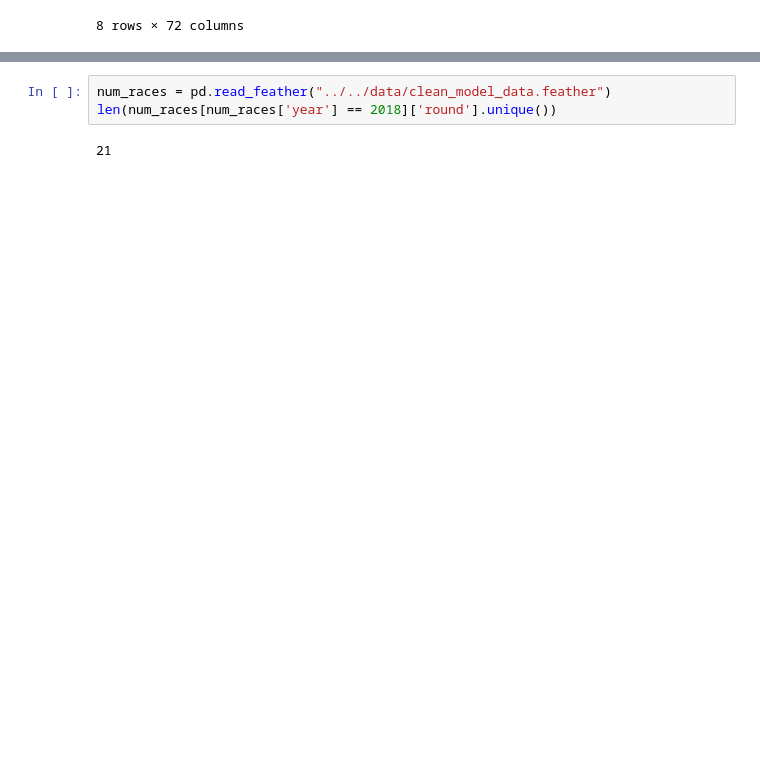
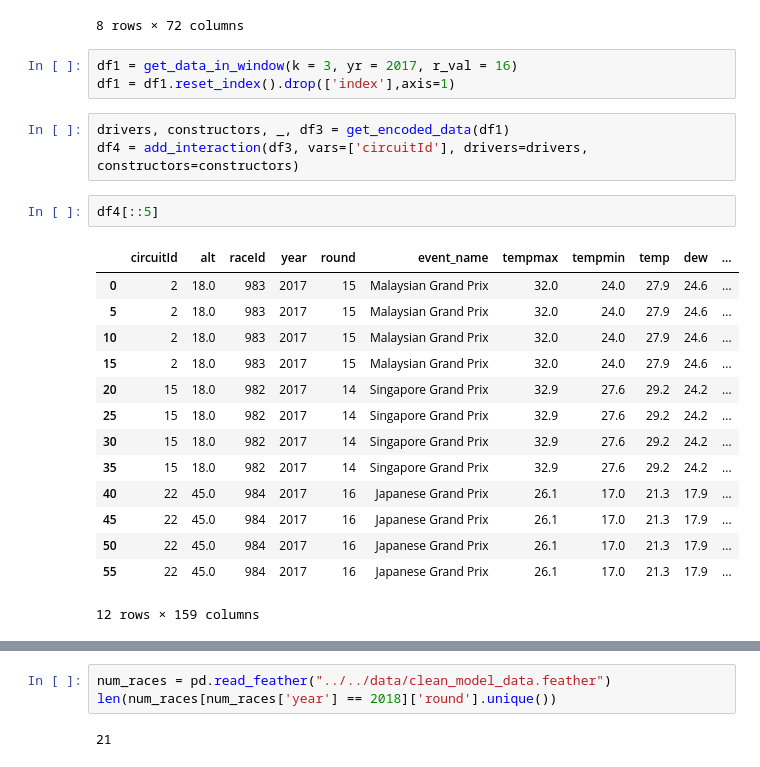
Before and after one commit to Yoshi234/f1-fanatasy-analysis, a Jupyter notebook: code/modeling/nick_learning.ipynb, the cells around one changed output, grey strips where cells are left out. Drawn from its saved outputs; the diff is of its cells as text; blank space fills up the shorter version.

```diff
--- a/code/modeling/nick_learning.ipynb
+++ b/code/modeling/nick_learning.ipynb
@@ -951,3 +986,26 @@ y37[::5]
 | 237 | 1 | 10.0 | 1100 | 2023 | 3 | Australian Grand Prix | 18.1 | 8.7 | 13.6 | 7.7 | ... |
 | 243 | 1 | 10.0 | 1100 | 2023 | 3 | Australian Grand Prix | 18.1 | 8.7 | 13.6 | 7.7 | ... |
 8 rows × 72 columns
+# %%
+df1 = get_data_in_window(k = 3, yr = 2017, r_val = 16)
+df1 = df1.reset_index().drop(['index'],axis=1)
+# %%
+drivers, constructors, _, df3 = get_encoded_data(df1)
+df4 = add_interaction(df3, vars=['circuitId'], drivers=drivers, constructors=constructors)
+# %%
+df4[::5]
+# %% [output]
+|  | circuitId | alt | raceId | year | round | event_name | tempmax | tempmin | temp | dew | ... |
+| 0 | 2 | 18.0 | 983 | 2017 | 15 | Malaysian Grand Prix | 32.0 | 24.0 | 27.9 | 24.6 | ... |
+| 5 | 2 | 18.0 | 983 | 2017 | 15 | Malaysian Grand Prix | 32.0 | 24.0 | 27.9 | 24.6 | ... |
+| 10 | 2 | 18.0 | 983 | 2017 | 15 | Malaysian Grand Prix | 32.0 | 24.0 | 27.9 | 24.6 | ... |
+| 15 | 2 | 18.0 | 983 | 2017 | 15 | Malaysian Grand Prix | 32.0 | 24.0 | 27.9 | 24.6 | ... |
+| 20 | 15 | 18.0 | 982 | 2017 | 14 | Singapore Grand Prix | 32.9 | 27.6 | 29.2 | 24.2 | ... |
+| 25 | 15 | 18.0 | 982 | 2017 | 14 | Singapore Grand Prix | 32.9 | 27.6 | 29.2 | 24.2 | ... |
+| 30 | 15 | 18.0 | 982 | 2017 | 14 | Singapore Grand Prix | 32.9 | 27.6 | 29.2 | 24.2 | ... |
+| 35 | 15 | 18.0 | 982 | 2017 | 14 | Singapore Grand Prix | 32.9 | 27.6 | 29.2 | 24.2 | ... |
+| 40 | 22 | 45.0 | 984 | 2017 | 16 | Japanese Grand Prix | 26.1 | 17.0 | 21.3 | 17.9 | ... |
+| 45 | 22 | 45.0 | 984 | 2017 | 16 | Japanese Grand Prix | 26.1 | 17.0 | 21.3 | 17.9 | ... |
+| 50 | 22 | 45.0 | 984 | 2017 | 16 | Japanese Grand Prix | 26.1 | 17.0 | 21.3 | 17.9 | ... |
+| 55 | 22 | 45.0 | 984 | 2017 | 16 | Japanese Grand Prix | 26.1 | 17.0 | 21.3 | 17.9 | ... |
+12 rows × 159 columns
```
Also changed, not shown: parts of 4 cells of this notebook.
